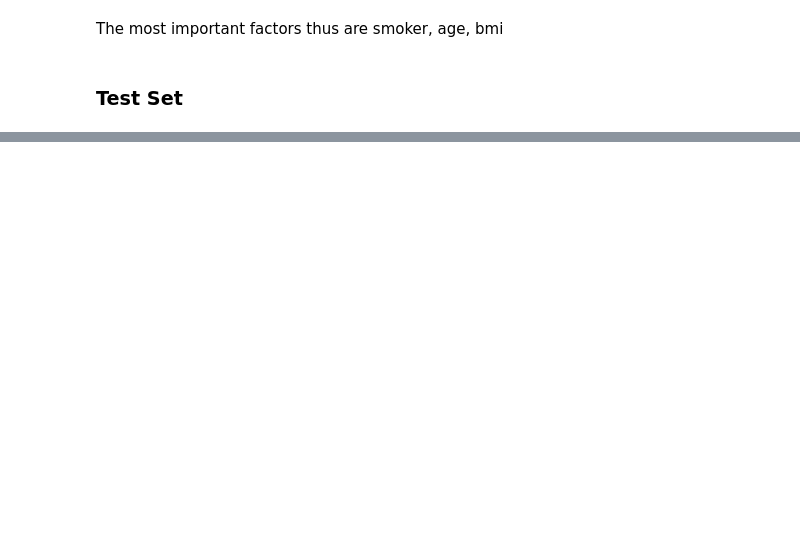
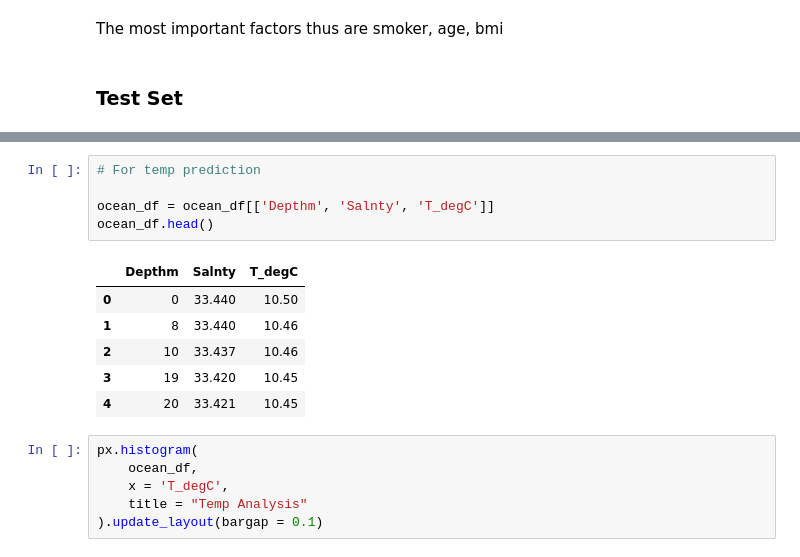
Before and after one commit to DkStine/Machine-Learning, a Jupyter notebook: Linear Regression.ipynb, the cells around one changed output, grey strips where cells are left out. Cells and saved outputs as stored; diff of their text form; blank space fills up the shorter version.

```diff
--- a/Linear Regression.ipynb
+++ b/Linear Regression.ipynb
@@ -543,0 +434,18 @@ The most important factors thus are smoker, age, bmi
+# %%
+# For temp prediction
+
+ocean_df = ocean_df[['Depthm', 'Salnty', 'T_degC']]
+ocean_df.head()
+# %% [output]
+|  | Depthm | Salnty | T_degC |
+| 0 | 0 | 33.440 | 10.50 |
+| 1 | 8 | 33.440 | 10.46 |
+| 2 | 10 | 33.437 | 10.46 |
+| 3 | 19 | 33.420 | 10.45 |
+| 4 | 20 | 33.421 | 10.45 |
+# %%
+px.histogram(
+    ocean_df,
+    x = 'T_degC',
+    title = "Temp Analysis"
+).update_layout(bargap = 0.1)
```
Also changed, not shown: parts of 44 cells of this notebook, 1 other file.
